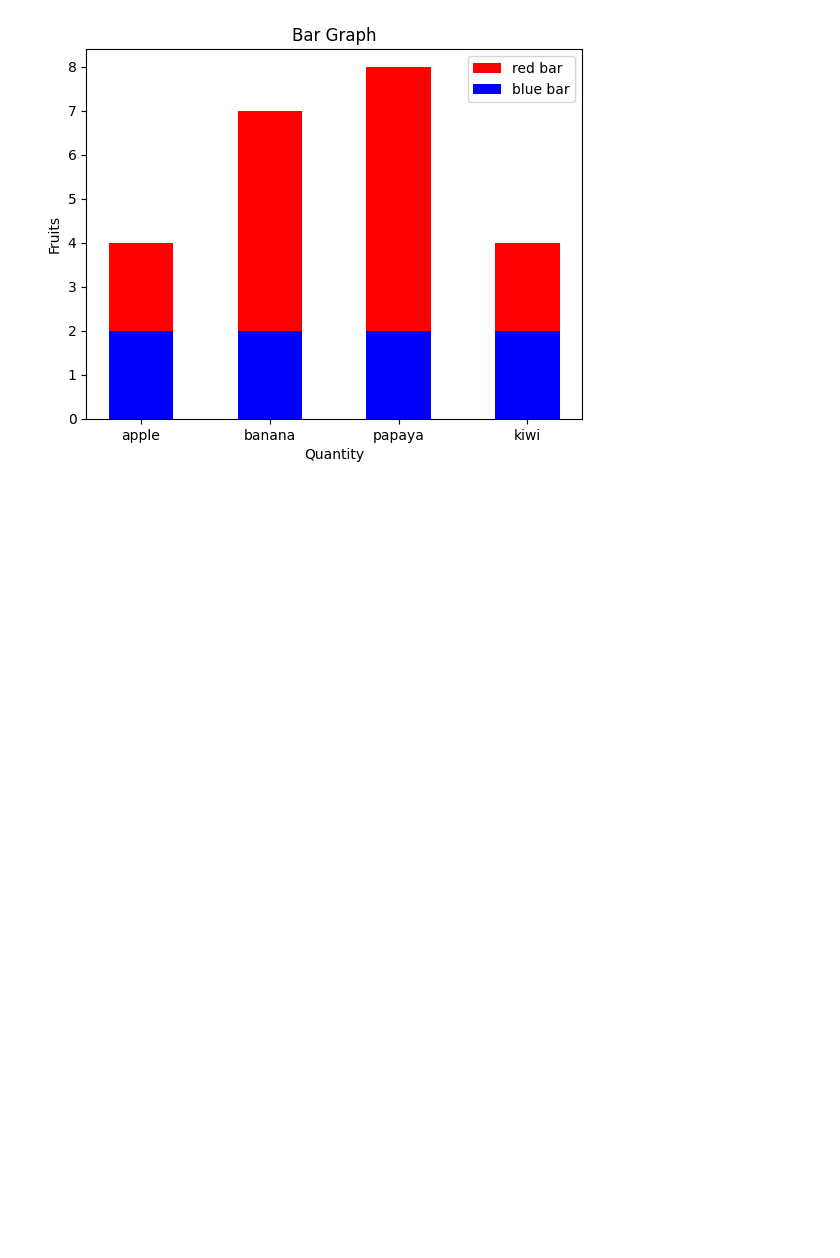
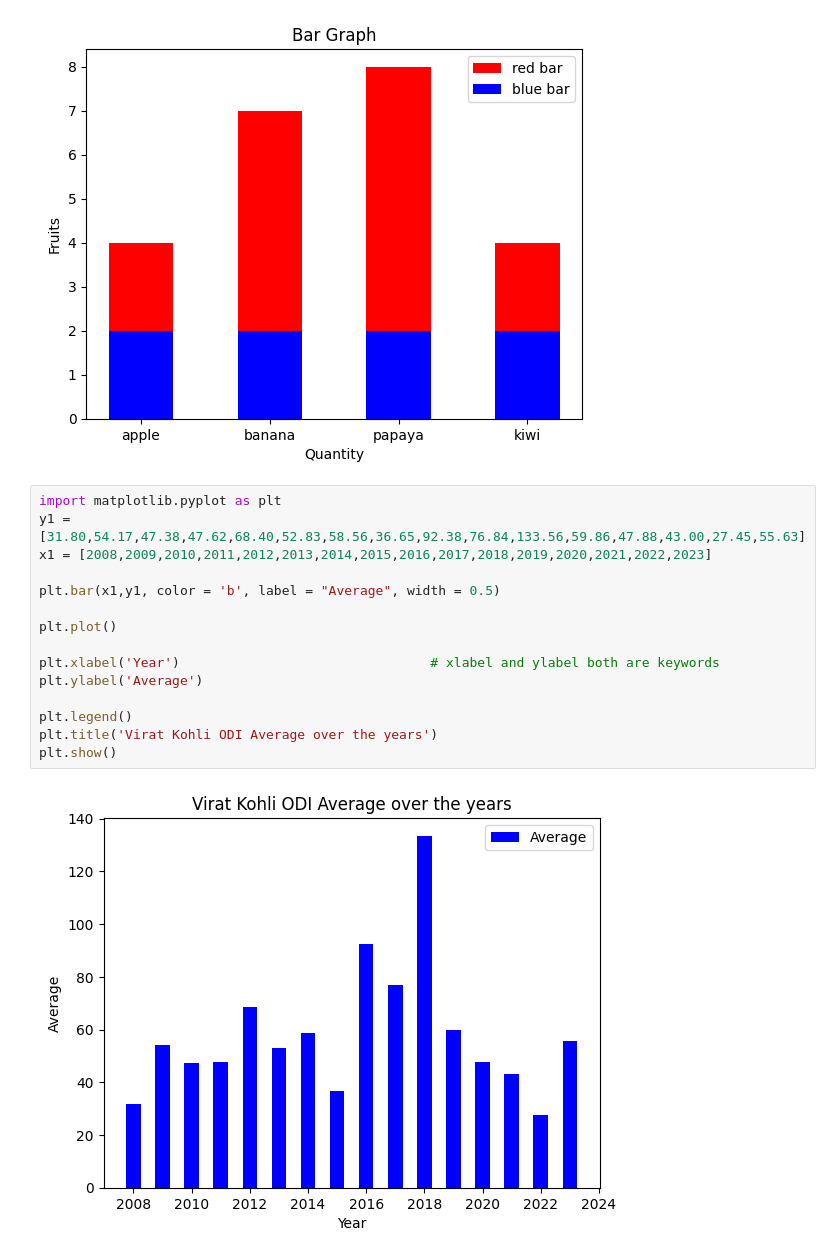
Before and after one commit to harshsinha-12/GoogleCollabTutorial, a Jupyter notebook: PlottingGraph.ipynb, the cells around one changed output. Cells and saved outputs as stored; diff of their text form; blank space fills up the shorter version.

```diff
--- a/PlottingGraph.ipynb
+++ b/PlottingGraph.ipynb
@@ -130,3 +130,20 @@ plt.title('Bar Graph')
 plt.show()
 # %% [output]
 [figure]
+# %%
+import matplotlib.pyplot as plt
+y1 = [31.80,54.17,47.38,47.62,68.40,52.83,58.56,36.65,92.38,76.84,133.56,59.86,47.88,43.00,27.45,55.63]
+x1 = [2008,2009,2010,2011,2012,2013,2014,2015,2016,2017,2018,2019,2020,2021,2022,2023]
+
+plt.bar(x1,y1, color = 'b', label = "Average", width = 0.5)
+
+plt.plot()
+
+plt.xlabel('Year')                                # xlabel and ylabel both are keywords
+plt.ylabel('Average')
+
+plt.legend()
+plt.title('Virat Kohli ODI Average over the years')
+plt.show()
+# %% [output]
+[figure, added]
```
